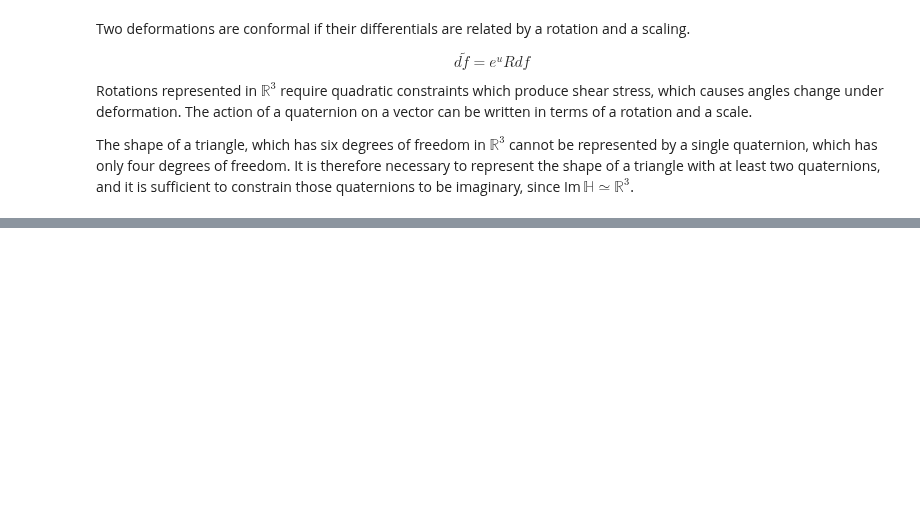
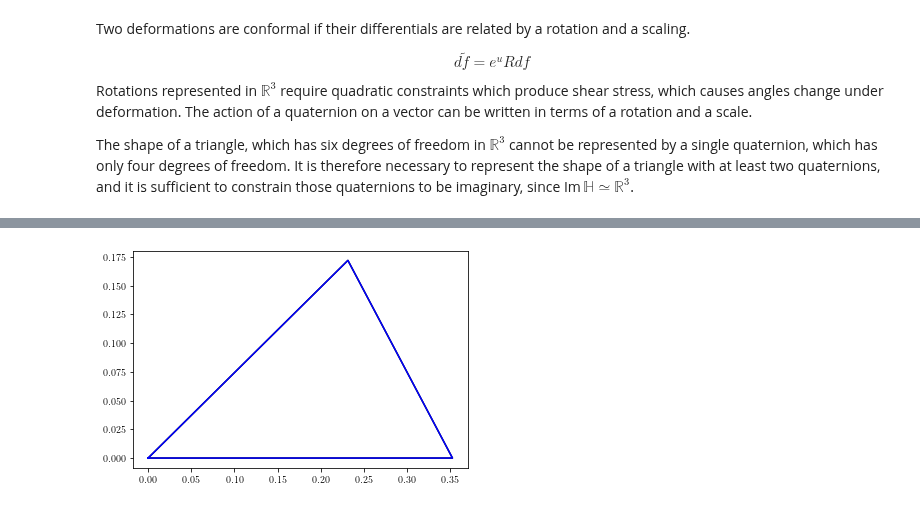
Before and after one commit to timtyree/care, a Jupyter notebook: notebooks/rapids-notebooks/Test Driven Model Development Using a Nice Sphere.ipynb, the cells around one changed output, grey strips where cells are left out. Cells and saved outputs as stored; diff of their text form; code cells hidden in the pictures; blank space fills up the shorter version.

```diff
--- a/notebooks/rapids-notebooks/Test Driven Model Development Using a Nice Sphere.ipynb
+++ b/notebooks/rapids-notebooks/Test Driven Model Development Using a Nice Sphere.ipynb
@@ -295,0 +432,16 @@ yhat /= np.linalg.norm(yhat)
+# %%
+tris = mesh.triangles[137]
+trim = mesh.triangles[153]
+
+xm2, xm1, ym2, ym1, xs2, xs1, ys2, ys1, xhat, yhat, xi1, xi2, s = align_triangles(trim,tris)
+# %%
+#TODO: test ^this by ploting a number of triangles.  do they consistently match?
+xm_values = [0., xm2 + xi2*s*ym2, xm1, 0.]
+ym_values = [0., xi2*ym2, ym1, 0.]
+xs_values = [0., xs2, xs1, 0.]
+ys_values = [0., ys2, ys1, 0.]
+plt.plot(xs_values, ys_values, 'k')
+plt.plot(xm_values, ym_values, 'b')
+plt.show()
+# %% [output]
+[figure, added]
```
Also changed, not shown: parts of 48 cells of this notebook, 4 other files.
